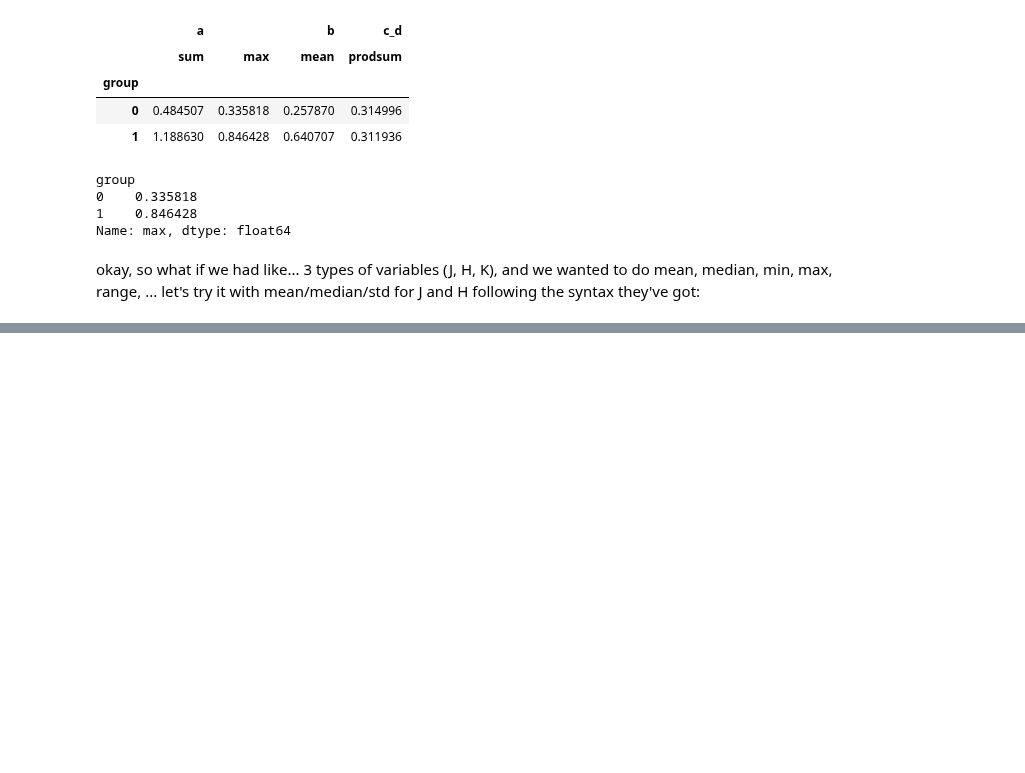
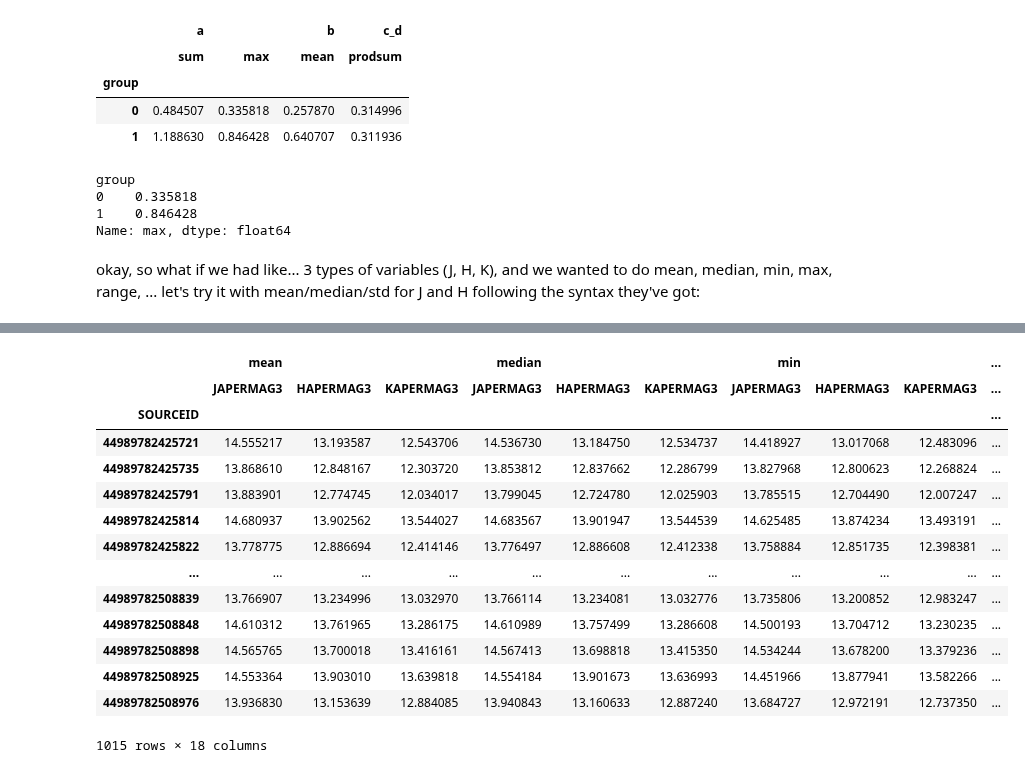
Before and after one commit to tomr-stargazer/Variability_Project_2020, a Jupyter notebook: wuvars/analysis/prototypes/Testing a Stack Overflow recommended answer re pandas, multiple fns and multiple columns.ipynb, the cells around one changed output, grey strips where cells are left out. Saved outputs shown, nothing was run; the diff lists cells and outputs as text; code cells hidden in the pictures; blank space fills up the shorter version.

```diff
--- a/wuvars/analysis/prototypes/Testing a Stack Overflow recommended answer re pandas, multiple fns and multiple columns.ipynb
+++ b/wuvars/analysis/prototypes/Testing a Stack Overflow recommended answer re pandas, multiple fns and multiple columns.ipynb
@@ -88,0 +122,47 @@ okay, so what if we had like... 3 types of variables (J, H, K), and we wanted to
+# %%
+J = 'JAPERMAG3'
+H = 'HAPERMAG3'
+K = 'KAPERMAG3'
+J_e = 'JAPERMAG3ERR'
+H_e = 'HAPERMAG3ERR'
+K_e = 'KAPERMAG3ERR'
+
+function_list = [
+    np.nanmean,
+    np.nanmedian,
+    np.nanmin,
+    np.nanmax,
+    np.nanstd,
+    lambda x: np.nanmax(x) - np.nanmin(x)]
+
+function_names = ['mean', 'median', 'min', 'max', 'std', 'range']
+
+def f_mi(x):
+    d = []
+    top_index = []
+    bottom_index = []
+    for fn, fn_name in zip(function_list, function_names):
+        for band in [J, H, K]:
+            d.append(fn(x[band]))
+            top_index.append(band)
+            bottom_index.append(fn_name)
+    return pd.Series(d, index=[bottom_index, top_index])
+
+df_multi_groupby = df.groupby('SOURCEID').apply(f_mi)
+df_multi_groupby
+# %% [output]
+|  | mean |  |  | median |  |  | min |  |  | ... |
+|  | JAPERMAG3 | HAPERMAG3 | KAPERMAG3 | JAPERMAG3 | HAPERMAG3 | KAPERMAG3 | JAPERMAG3 | HAPERMAG3 | KAPERMAG3 | ... |
+| SOURCEID |  |  |  |  |  |  |  |  |  | ... |
+| 44989782425721 | 14.555217 | 13.193587 | 12.543706 | 14.536730 | 13.184750 | 12.534737 | 14.418927 | 13.017068 | 12.483096 | ... |
+| 44989782425735 | 13.868610 | 12.848167 | 12.303720 | 13.853812 | 12.837662 | 12.286799 | 13.827968 | 12.800623 | 12.268824 | ... |
+| 44989782425791 | 13.883901 | 12.774745 | 12.034017 | 13.799045 | 12.724780 | 12.025903 | 13.785515 | 12.704490 | 12.007247 | ... |
+| 44989782425814 | 14.680937 | 13.902562 | 13.544027 | 14.683567 | 13.901947 | 13.544539 | 14.625485 | 13.874234 | 13.493191 | ... |
+| 44989782425822 | 13.778775 | 12.886694 | 12.414146 | 13.776497 | 12.886608 | 12.412338 | 13.758884 | 12.851735 | 12.398381 | ... |
+| ... | ... | ... | ... | ... | ... | ... | ... | ... | ... | ... |
+| 44989782508839 | 13.766907 | 13.234996 | 13.032970 | 13.766114 | 13.234081 | 13.032776 | 13.735806 | 13.200852 | 12.983247 | ... |
+| 44989782508848 | 14.610312 | 13.761965 | 13.286175 | 14.610989 | 13.757499 | 13.286608 | 14.500193 | 13.704712 | 13.230235 | ... |
+| 44989782508898 | 14.565765 | 13.700018 | 13.416161 | 14.567413 | 13.698818 | 13.415350 | 14.534244 | 13.678200 | 13.379236 | ... |
+| 44989782508925 | 14.553364 | 13.903010 | 13.639818 | 14.554184 | 13.901673 | 13.636993 | 14.451966 | 13.877941 | 13.582266 | ... |
+| 44989782508976 | 13.936830 | 13.153639 | 12.884085 | 13.940843 | 13.160633 | 12.887240 | 13.684727 | 12.972191 | 12.737350 | ... |
+1015 rows × 18 columns
```
Also changed, not shown: parts of 8 cells of this notebook.
